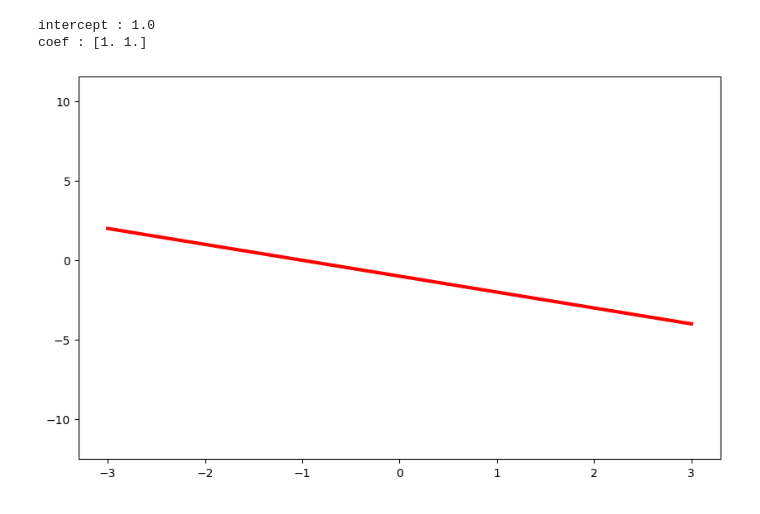
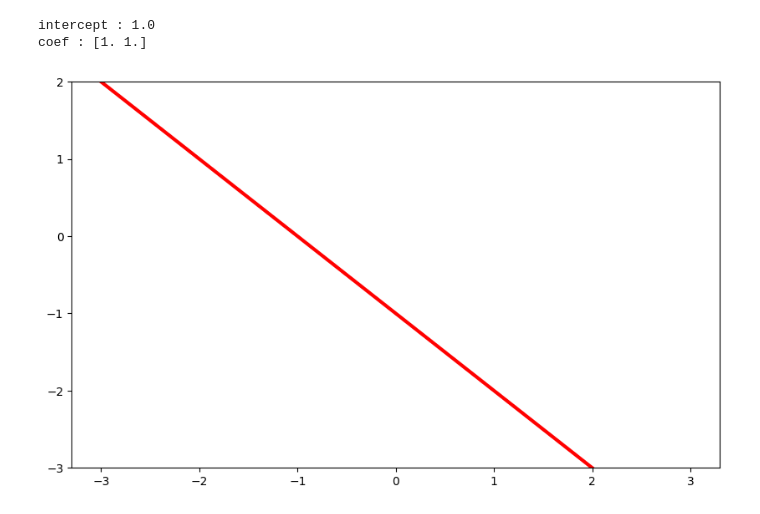
Before and after one commit to Aaaaddddyyyyyyyy/Machine-Learning-repo, a Jupyter notebook: Logistic_regression.ipynb, the cells around one changed output. Saved outputs shown, nothing was run; the diff lists cells and outputs as text; code cells hidden in the pictures.

```diff
--- a/Logistic_regression.ipynb
+++ b/Logistic_regression.ipynb
@@ -71,7 +71,8 @@ y_input= m*x_input +b
 # %%
 plt.figure(figsize=(10,6))
 plt.plot(x_input,y_input,color='red',linewidth=3)
 plt.scatter(X[:,0],X[:,1],c=y,cmap='winter',s=-100)
+plt.ylim(-3,2)
 plt.show()
 # %% [output]
-[figure, old version]
+[figure, new version]
```
Also changed, not shown: parts of 2 cells of this notebook.
